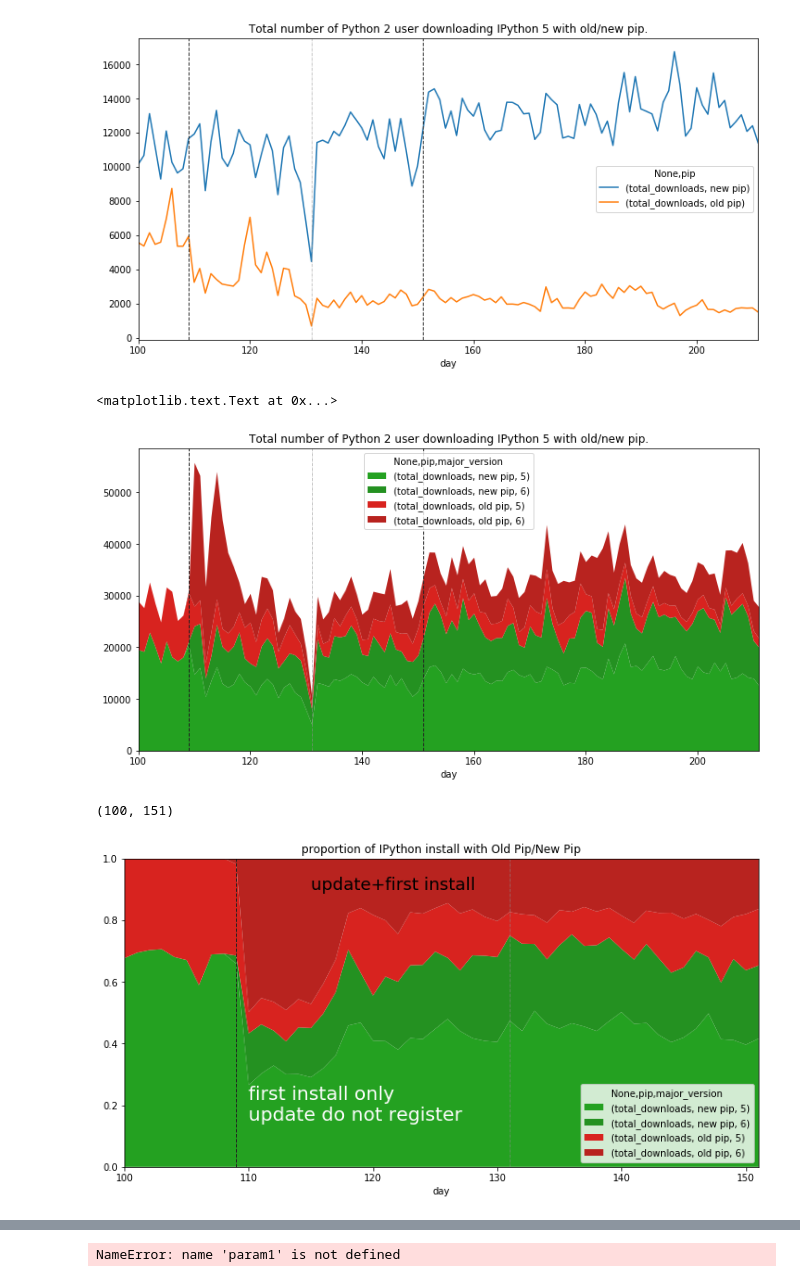
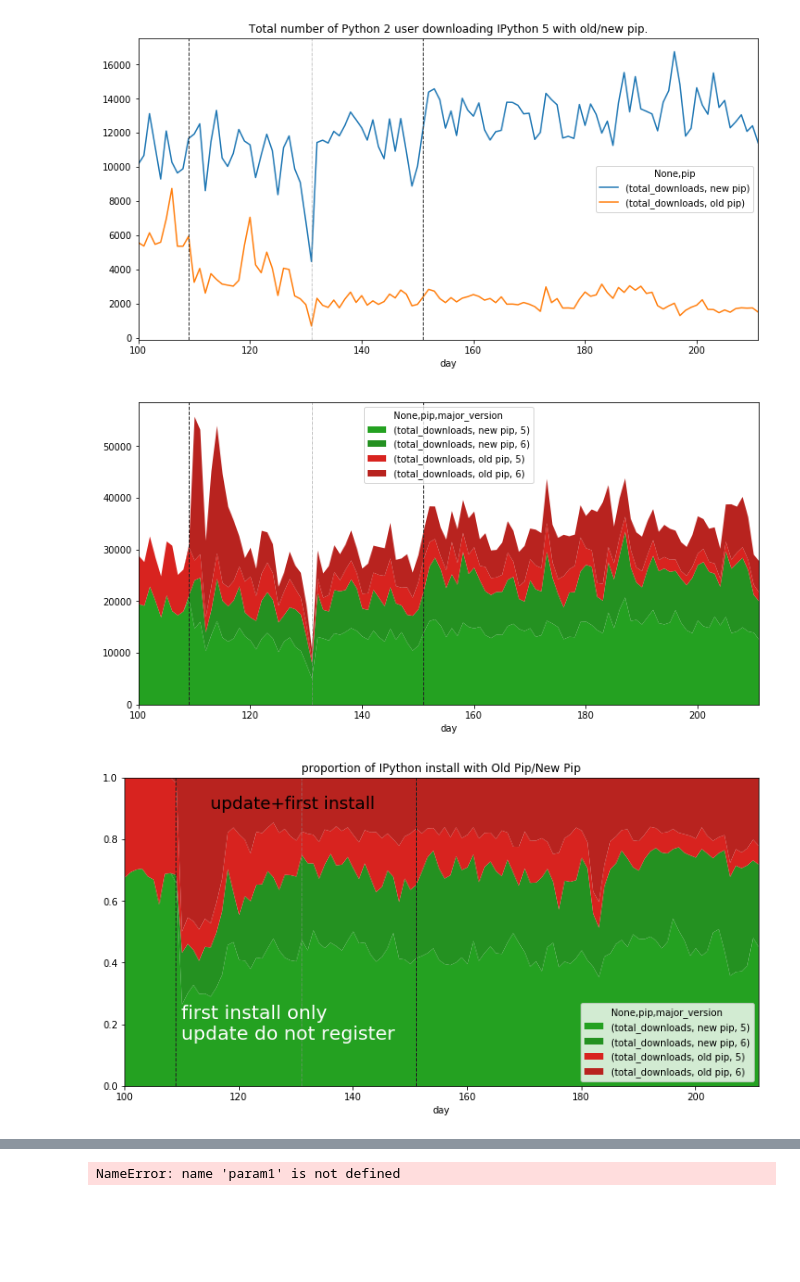
Before and after one commit to Carreau/talks, a Jupyter notebook: 2017-08-13-pybay/IPython-dls_2.ipynb, the cells around one changed output, grey strips where cells are left out. Cells and saved outputs as stored; diff of their text form; code cells hidden in the pictures; blank space fills up the shorter version.

```diff
--- a/2017-08-13-pybay/IPython-dls_2.ipynb
+++ b/2017-08-13-pybay/IPython-dls_2.ipynb
@@ -322,10 +333,8 @@ ldf = adf.drop(['version','python_version'],1)
 ldf = ldf.pivot_table(ldf, index=['day'], columns=['pip','major_version'], aggfunc=sum)
 ax = ldf.plot(kind='area', lw=0, colors=[ '#24a121', '#249121', '#d8231f', '#b8231f'])
 annotate(ax)
-ax.set_title('Total number of Python 2 user downloading IPython 5 with old/new pip.')
 # %% [output]
-<matplotlib.text.Text at 0x...>
-[figure, old version]
+[figure, new version]
 # %%
 ldf['sum'] = ldf.sum(axis=1)
 for ind in list(iter(ldf.columns))[:-1]:
@@ -333,14 +342,14 @@ for ind in list(iter(ldf.columns))[:-1]:
 # %%
 ax = ldf.drop('sum', 1).plot(kind='area', stacked=True, lw=0,  colors=[ '#24a121', '#249121', '#d8231f', '#b8231f'])
 annotate(ax)
 ax.set_ylim(ymax=1)
 ax.text(115, 0.9, 'update+first install', size=18)
 ax.text(110, 0.15, 'first install only\nupdate do not register', color='w', size=20)
 ax.set_title('proportion of IPython install with Old Pip/New Pip')
-ax.set_xlim(100, 151)
+#ax.set_xlim(100, 151)
+plt.savefig("4-pip-breakdown.png", transparent=True,dpi=300 )
 # %% [output]
-(100, 151)
-[figure, old version]
+[figure, new version]
 # %%
 ax = ldf.drop('sum', 1).plot(kind='area', stacked=True, colors=['#24a121', '#249121', '#d8231f', '#b8231f'])
 annotate(ax)
```
Also changed, not shown: parts of 10 cells of this notebook, 7 other files.
